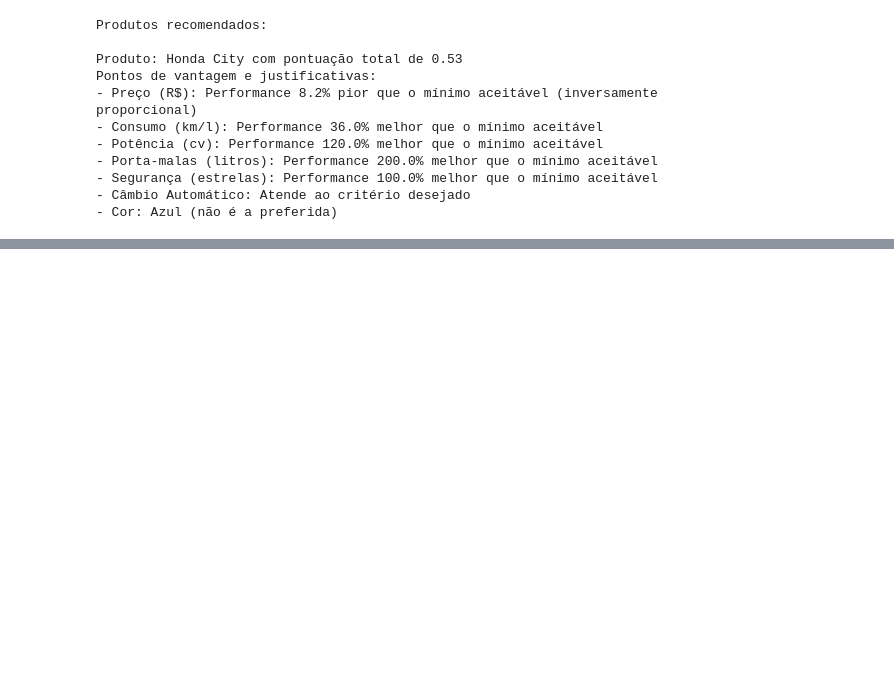
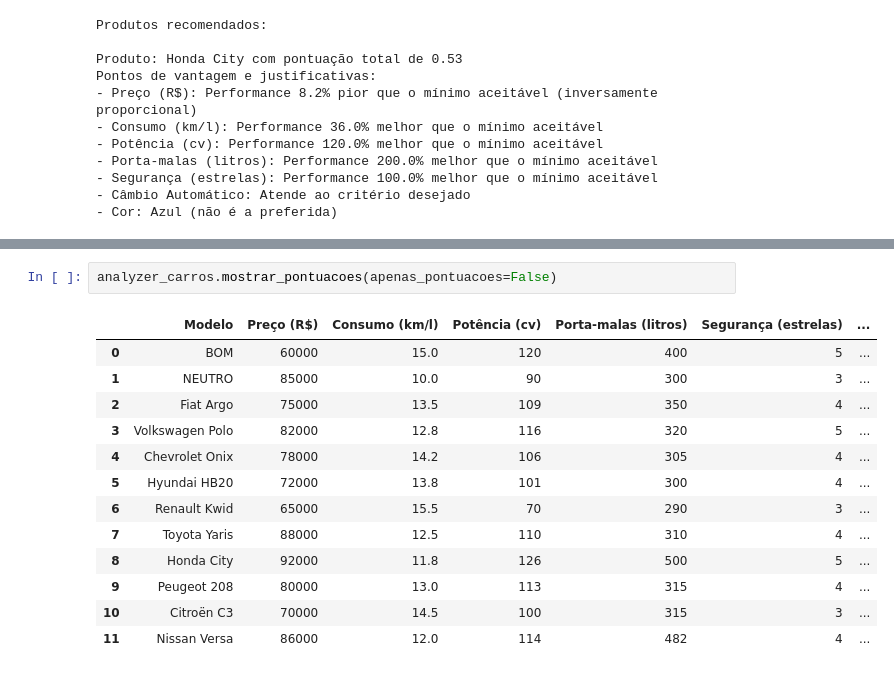
Before and after one commit to GianFadiga/MCDA_FS, a Jupyter notebook: mcda_py_test.ipynb, the cells around one changed output, grey strips where cells are left out. Cells and saved outputs as stored; diff of their text form; blank space fills up the shorter version.

```diff
--- a/mcda_py_test.ipynb
+++ b/mcda_py_test.ipynb
@@ -2349,3 +2441,19 @@ Pontos de vantagem e justificativas:
 - Armazenamento: Performance 104.8% melhor que o mínimo aceitável
 - Bateria mAh: Performance 150.0% melhor que o mínimo aceitável
 - Cor: Valor 'Cinza' não é o preferido
+# %%
+analyzer_carros.mostrar_pontuacoes(apenas_pontuacoes=False)
+# %% [output]
+|  | Modelo | Preço (R$) | Consumo (km/l) | Potência (cv) | Porta-malas (litros) | Segurança (estrelas) | ... |
+| 0 | BOM | 60000 | 15.0 | 120 | 400 | 5 | ... |
+| 1 | NEUTRO | 85000 | 10.0 | 90 | 300 | 3 | ... |
+| 2 | Fiat Argo | 75000 | 13.5 | 109 | 350 | 4 | ... |
+| 3 | Volkswagen Polo | 82000 | 12.8 | 116 | 320 | 5 | ... |
+| 4 | Chevrolet Onix | 78000 | 14.2 | 106 | 305 | 4 | ... |
+| 5 | Hyundai HB20 | 72000 | 13.8 | 101 | 300 | 4 | ... |
+| 6 | Renault Kwid | 65000 | 15.5 | 70 | 290 | 3 | ... |
+| 7 | Toyota Yaris | 88000 | 12.5 | 110 | 310 | 4 | ... |
+| 8 | Honda City | 92000 | 11.8 | 126 | 500 | 5 | ... |
+| 9 | Peugeot 208 | 80000 | 13.0 | 113 | 315 | 4 | ... |
+| 10 | Citroën C3 | 70000 | 14.5 | 100 | 315 | 3 | ... |
+| 11 | Nissan Versa | 86000 | 12.0 | 114 | 482 | 4 | ... |
```
Also changed, not shown: parts of 1 cell of this notebook.
